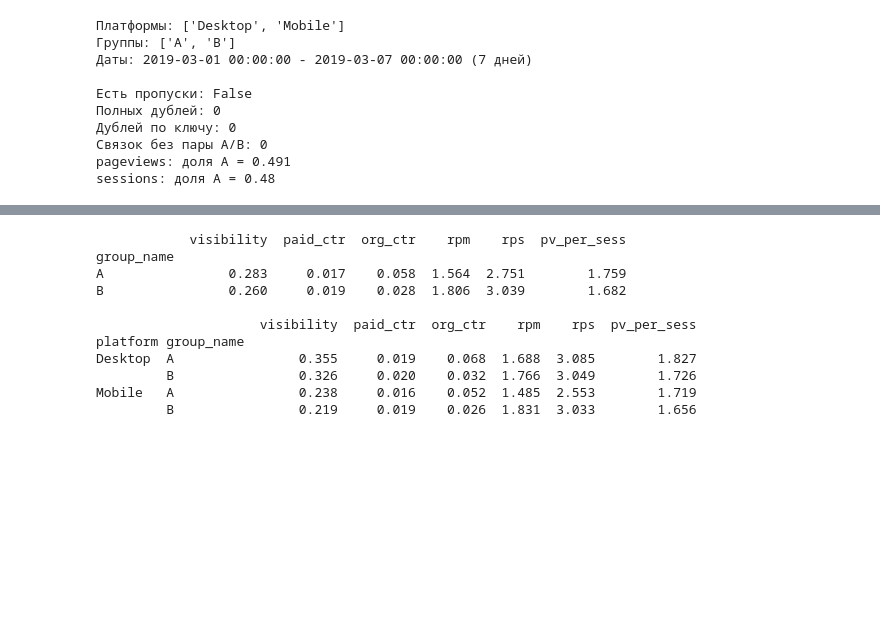
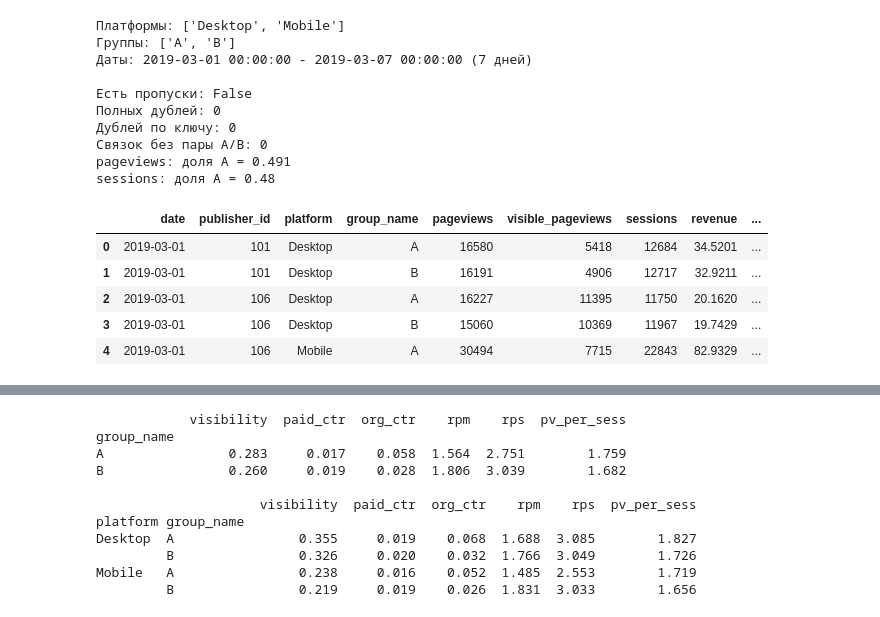
Before and after one commit to liho-o/Data-Analysis, a Jupyter notebook: news_portal-ab-analysis/main.ipynb, the cells around one changed output, grey strips where cells are left out. Saved outputs shown, nothing was run; the diff lists cells and outputs as text; code cells hidden in the pictures; blank space fills up the shorter version.

Commit message:
main part ready

```diff
--- a/news_portal-ab-analysis/main.ipynb
+++ b/news_portal-ab-analysis/main.ipynb
@@ -40,7 +33,6 @@ Visibility Rate: количество видимых просмотров стр
 # Проверка данных
 
 import pandas as pd
-from math import erfc, sqrt
 
 main_df = pd.read_excel("./data/news_portal_ab_test.xlsx")
 
@@ -68,31 +60,39 @@ class DataCheck:
         total = n.sum()
         print(f"{col}: доля A = {round(n['A'] / total, 3)}")
 
     def __str__(self):
         d = self.df
         return (
             f"Платформы: {list(d['platform'].unique())}\n"
             f"Группы: {list(d['group_name'].unique())}\n"
             f"Даты: {d['date'].min()} - {d['date'].max()} ({d['date'].nunique()} дней)\n\n"
             f"Есть пропуски: {self.has_na}\n"
             f"Полных дублей: {self.full_dups}\n"
             f"Дублей по ключу: {self.key_dups}\n"
             f"Связок без пары A/B: {self.unpaired}"
         )
 
 df_check = DataCheck(main_df, key)
 print(df_check)
 df_check.SRM_check('pageviews')
 df_check.SRM_check('sessions')
+
+main_df.head()
 # %% [output]
 Платформы: ['Desktop', 'Mobile']
 Группы: ['A', 'B']
 Даты: 2019-03-01 00:00:00 - 2019-03-07 00:00:00 (7 дней)
 
 Есть пропуски: False
 Полных дублей: 0
 Дублей по ключу: 0
 Связок без пары A/B: 0
 pageviews: доля A = 0.491
 sessions: доля A = 0.48
+|  | date | publisher_id | platform | group_name | pageviews | visible_pageviews | sessions | revenue | ... |
+| 0 | 2019-03-01 | 101 | Desktop | A | 16580 | 5418 | 12684 | 34.5201 | ... |
+| 1 | 2019-03-01 | 101 | Desktop | B | 16191 | 4906 | 12717 | 32.9211 | ... |
+| 2 | 2019-03-01 | 106 | Desktop | A | 16227 | 11395 | 11750 | 20.1620 | ... |
+| 3 | 2019-03-01 | 106 | Desktop | B | 15060 | 10369 | 11967 | 19.7429 | ... |
+| 4 | 2019-03-01 | 106 | Mobile | A | 30494 | 7715 | 22843 | 82.9329 | ... |
 # %% [markdown]
```
Also changed, not shown: parts of 11 cells of this notebook, 5 other files.
